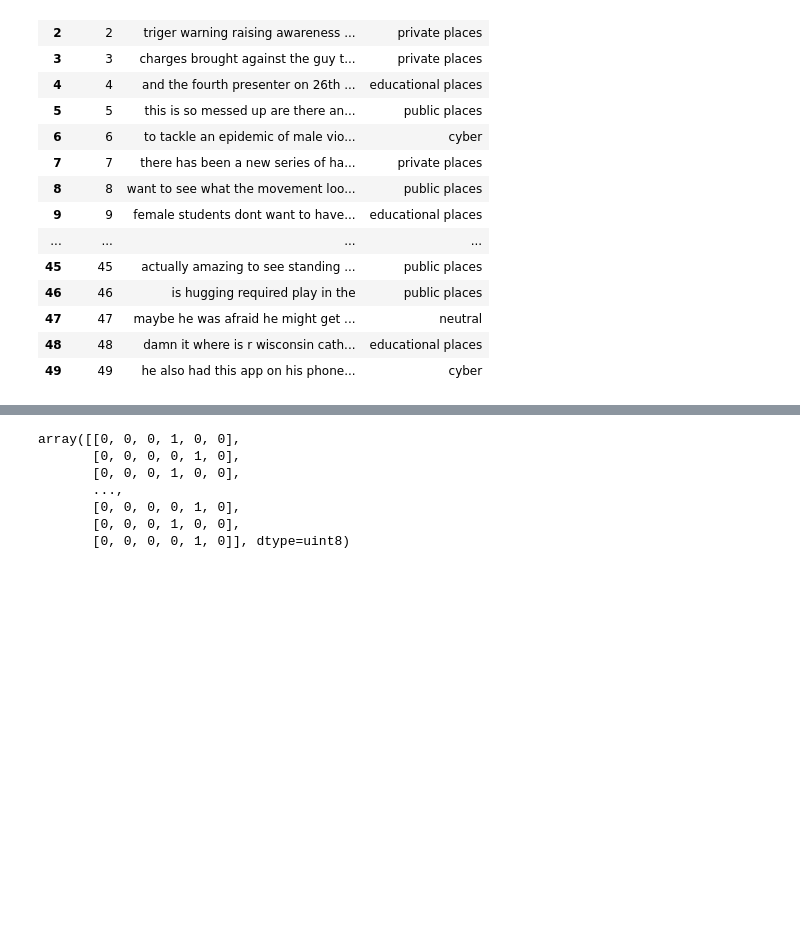
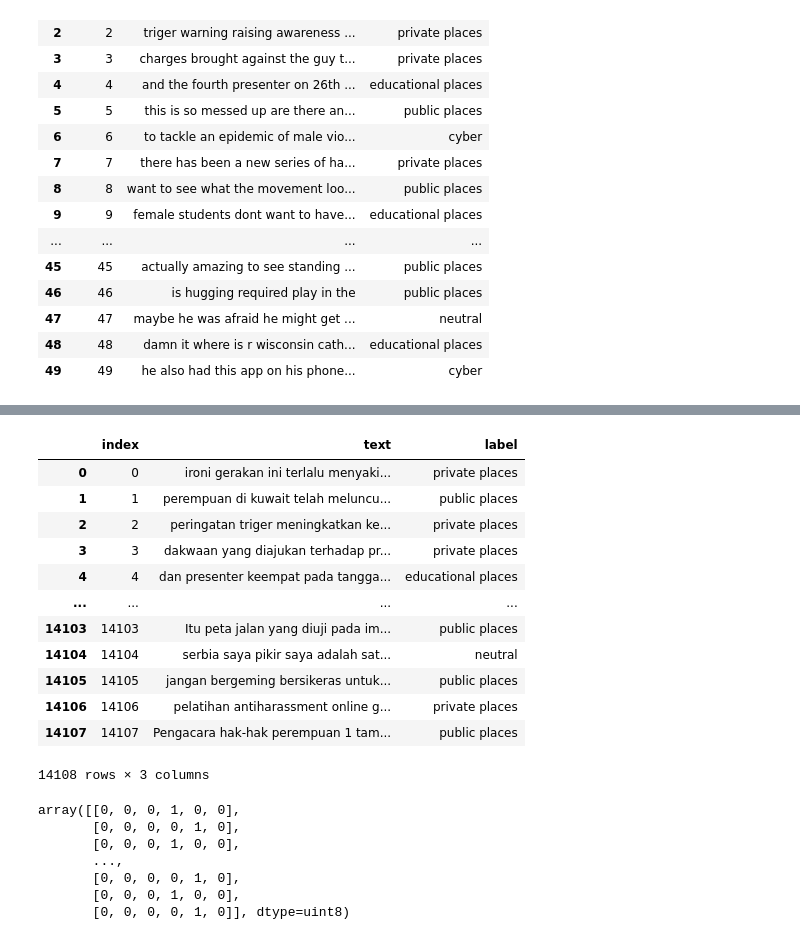
Before and after one commit to aulia-nrp/NLP-using-TensorFlow, a Jupyter notebook: Modelling_B21_CAP0194.ipynb, the cells around one changed output, grey strips where cells are left out. Saved outputs shown, nothing was run; the diff lists cells and outputs as text; code cells hidden in the pictures; blank space fills up the shorter version.

Commit message:
Fix translated dataset

```diff
--- a/Modelling_B21_CAP0194.ipynb
+++ b/Modelling_B21_CAP0194.ipynb
@@ -80 +84,8 @@ df_translated['indo_text'] = df['indo_text']
 df_translated.to_csv("capstonetweettranslatednew.csv", index=False)
+# %%
+#Import Translated Dataset
+url = 'https://drive.google.com/file/d/1fYLD9Po3eGJacbeWnHEo_P15w9Hd8tkS/view?usp=sharing'
+file_id = url.split('/')[-2]
+csv_url = 'https://drive.google.com/uc?id=' + file_id
+df = pd.read_csv(csv_url)
+df.head()
@@ -81,3 +99,20 @@ df_translated.to_csv("capstonetweettranslatednew.csv", index=False)
+# %%
+df['text'] = df['indo_text']
+df.drop(['indo_text'], axis=1)
+# %% [output]
+|  | index | text | label |
+| 0 | 0 | ironi gerakan ini terlalu menyaki... | private places |
+| 1 | 1 | perempuan di kuwait telah meluncu... | public places |
+| 2 | 2 | peringatan triger meningkatkan ke... | private places |
+| 3 | 3 | dakwaan yang diajukan terhadap pr... | private places |
+| 4 | 4 | dan presenter keempat pada tangga... | educational places |
+| ... | ... | ... | ... |
+| 14103 | 14103 | Itu peta jalan yang diuji pada im... | public places |
+| 14104 | 14104 | serbia saya pikir saya adalah sat... | neutral |
+| 14105 | 14105 | jangan bergeming bersikeras untuk... | public places |
+| 14106 | 14106 | pelatihan antiharassment online g... | private places |
+| 14107 | 14107 | Pengacara hak-hak perempuan 1 tam... | public places |
+14108 rows × 3 columns
 # %%
 labels = pd.get_dummies(df.label)
 # %%
```
Also changed, not shown: parts of 12 cells of this notebook.
